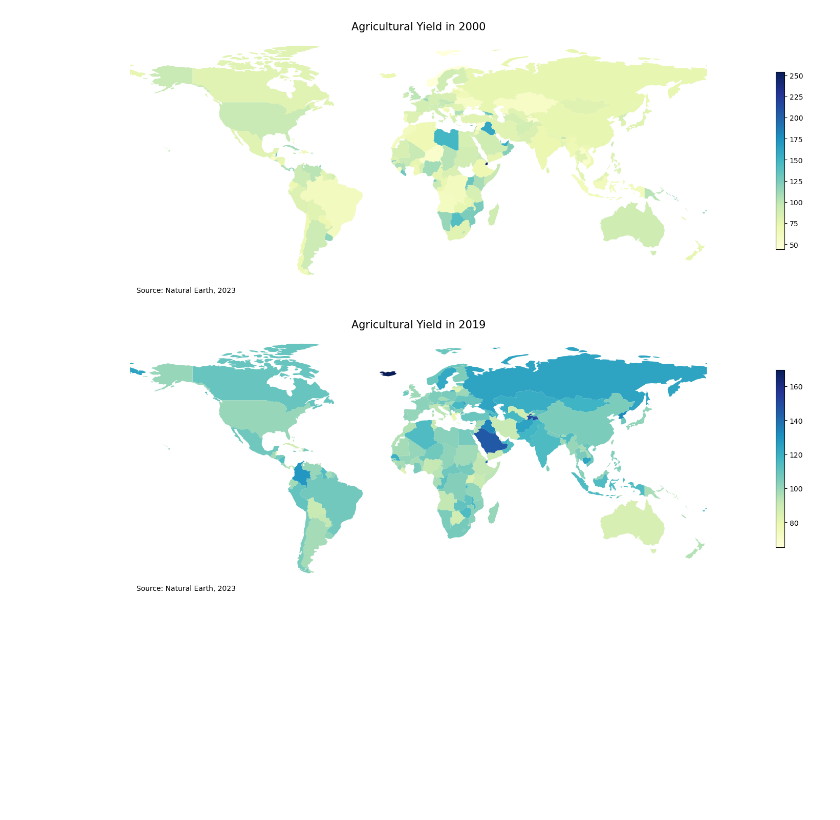
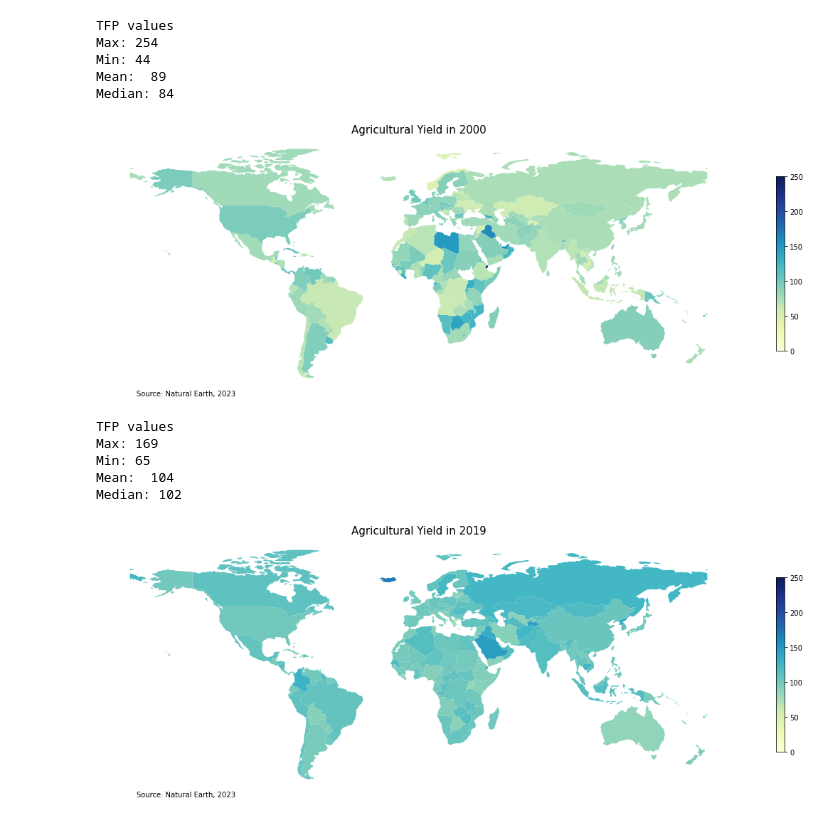
Before and after one commit to annaziegert/agriculture_production_nova, a Jupyter notebook: showcase_notebook.ipynb, the cells around one changed output. Saved outputs shown, nothing was run; the diff lists cells and outputs as text; code cells hidden in the pictures; blank space fills up the shorter version.

```diff
--- a/showcase_notebook.ipynb
+++ b/showcase_notebook.ipynb
@@ -103,7 +138,17 @@ Group22.__gapminder__(agros_data, 2019,1.2)
 # %%
-Group22.choropleth(agros_data, 2000)
-Group22.choropleth(agros_data, 2019)
+Group22.choropleth(agros_data, 2000,0,250)
+Group22.choropleth(agros_data, 2019,0,250)
 # %% [output]
+TFP values
+Max: 254
+Min: 44
+Mean:  89
+Median: 84
-[figure, old version]
+[figure, new version]
+TFP values
+Max: 169
+Min: 65
+Mean:  104
+Median: 102
-[figure, old version]
+[figure, new version]
 # %% [markdown]
```
Also changed, not shown: parts of 31 cells of this notebook, 1 other file.
